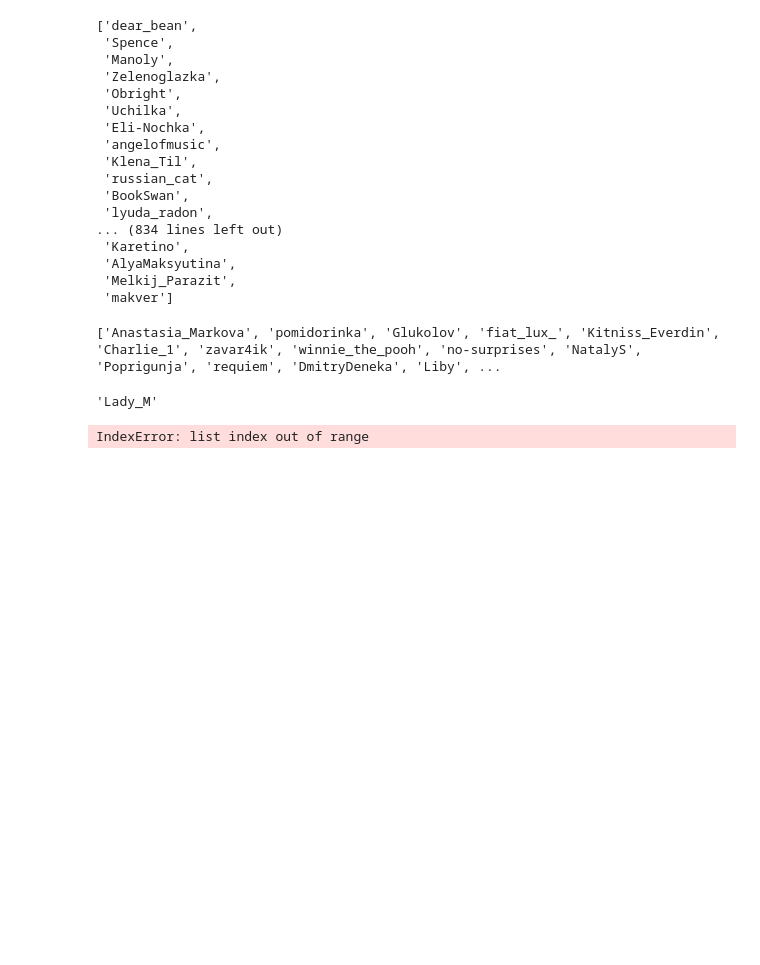
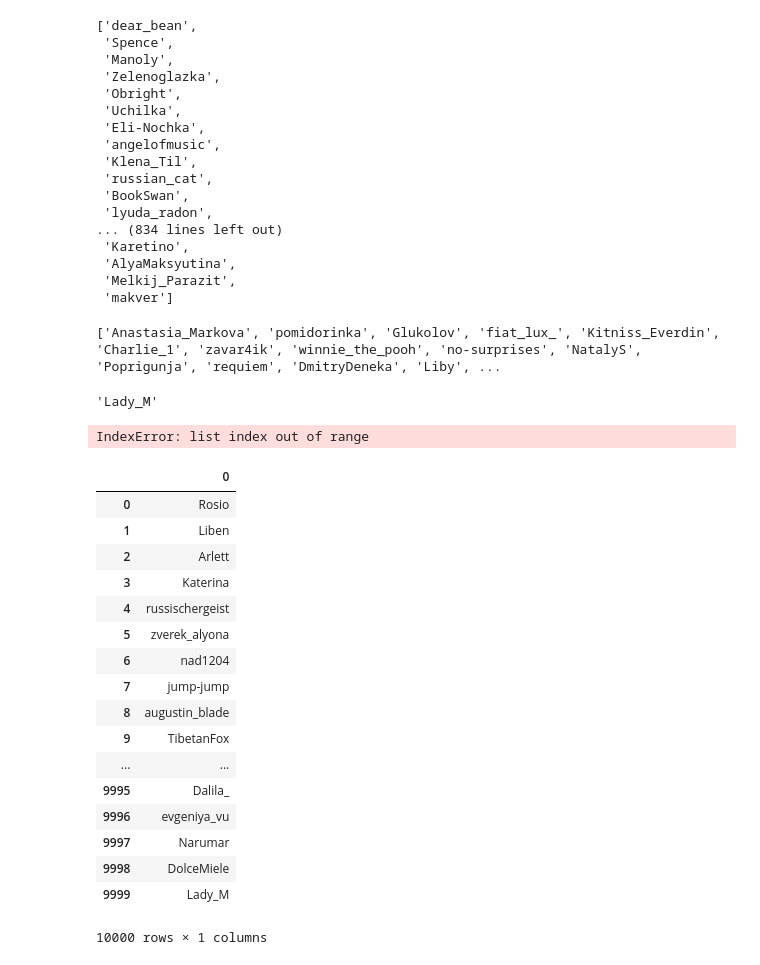
Before and after one commit to vozmo/TS-Project-1-sem, a Jupyter notebook: LoginsParsing.ipynb, the cells around one changed output. Drawn from its saved outputs; the diff is of its cells as text; code cells hidden in the pictures; blank space fills up the shorter version.

```diff
--- a/LoginsParsing.ipynb
+++ b/LoginsParsing.ipynb
@@ -105,0 +108,22 @@ IndexError: list index out of range
+# %%
+df = pd.DataFrame(all_logins)
+df
+# %% [output]
+|  | 0 |
+| 0 | Rosio |
+| 1 | Liben |
+| 2 | Arlett |
+| 3 | Katerina |
+| 4 | russischergeist |
+| 5 | zverek_alyona |
+| 6 | nad1204 |
+| 7 | jump-jump |
+| 8 | augustin_blade |
+| 9 | TibetanFox |
+| ... | ... |
+| 9995 | Dalila_ |
+| 9996 | evgeniya_vu |
+| 9997 | Narumar |
+| 9998 | DolceMiele |
+| 9999 | Lady_M |
+10000 rows × 1 columns
```
Also changed, not shown: parts of 4 cells of this notebook, 1 other file.
